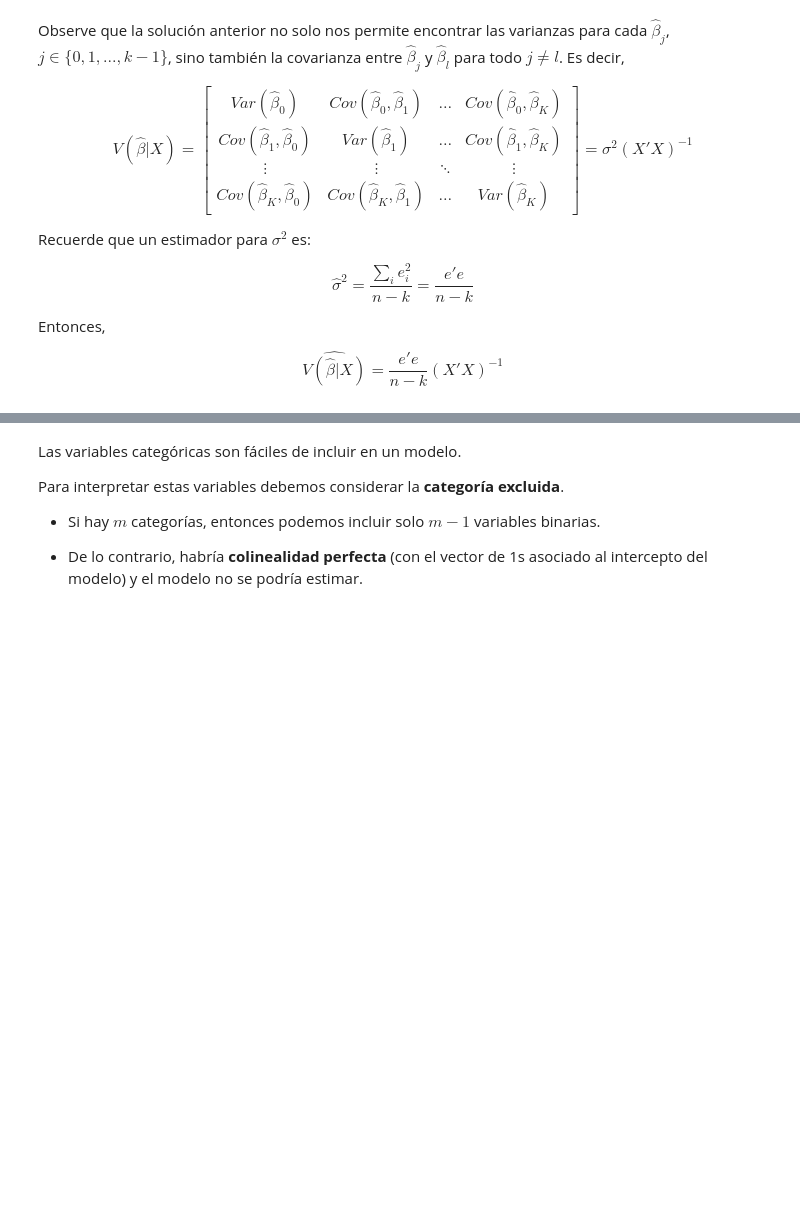
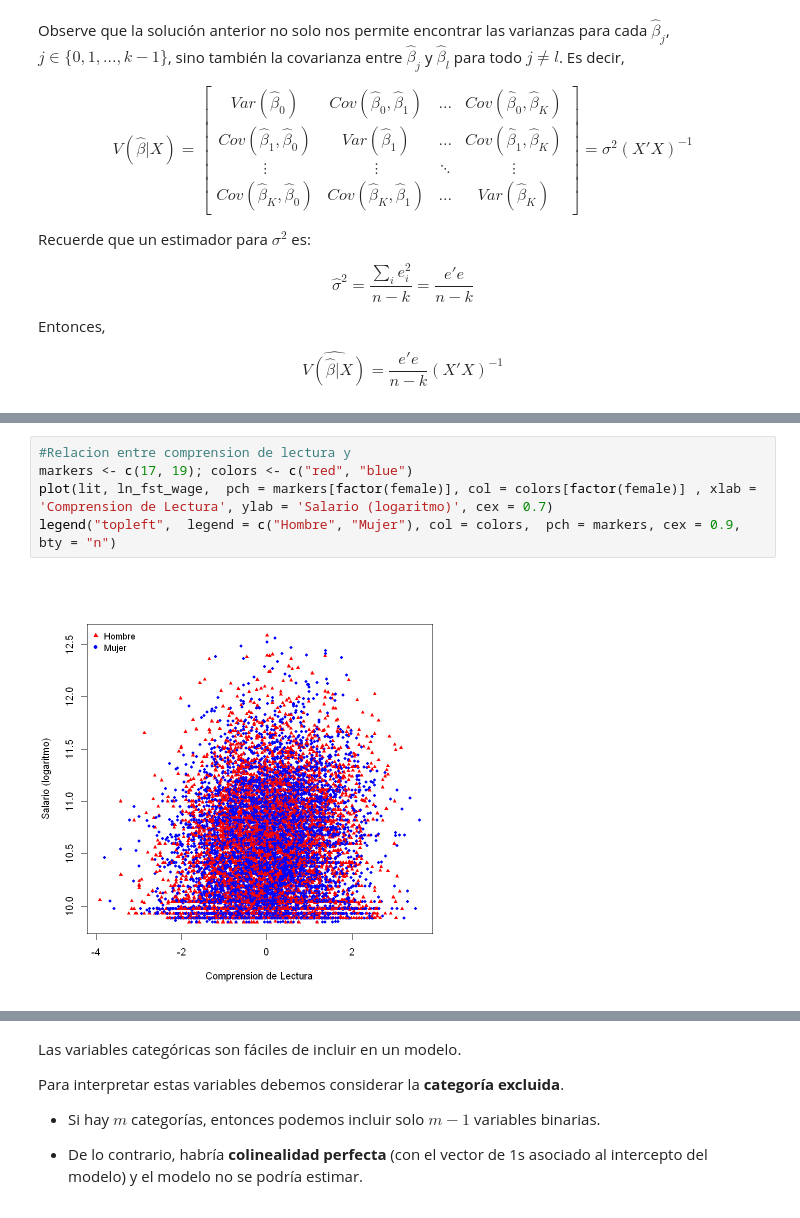
Before and after one commit to smontanoc/microeconometria, a Jupyter notebook: _sources/Modulo_2.ipynb, the cells around one changed output, grey strips where cells are left out. Drawn from its saved outputs; the diff is of its cells as text; blank space fills up the shorter version.

```diff
--- a/_sources/Modulo_2.ipynb
+++ b/_sources/Modulo_2.ipynb
@@ -1123,0 +1502,7 @@ $\hspace{15pt}$ donde $\beta_{exc}$ son los betas excluidos.
+# %%
+#Relacion entre comprension de lectura y
+markers <- c(17, 19); colors <- c("red", "blue")
+plot(lit, ln_fst_wage,  pch = markers[factor(female)], col = colors[factor(female)] , xlab = 'Comprension de Lectura', ylab = 'Salario (logaritmo)', cex = 0.7)
+legend("topleft",  legend = c("Hombre", "Mujer"), col = colors,  pch = markers, cex = 0.9, bty = "n")
+# %% [output]
+[figure, added]
```
Also changed, not shown: parts of 90 cells of this notebook, 26 other files.
